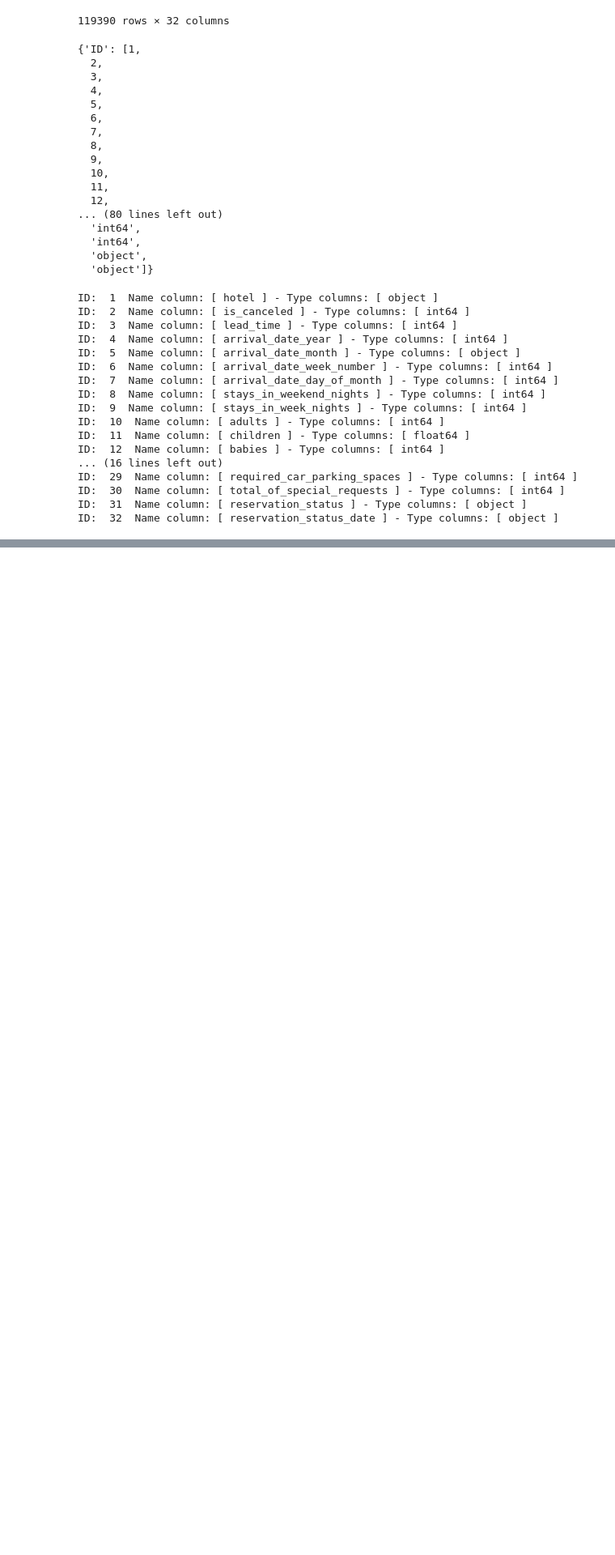
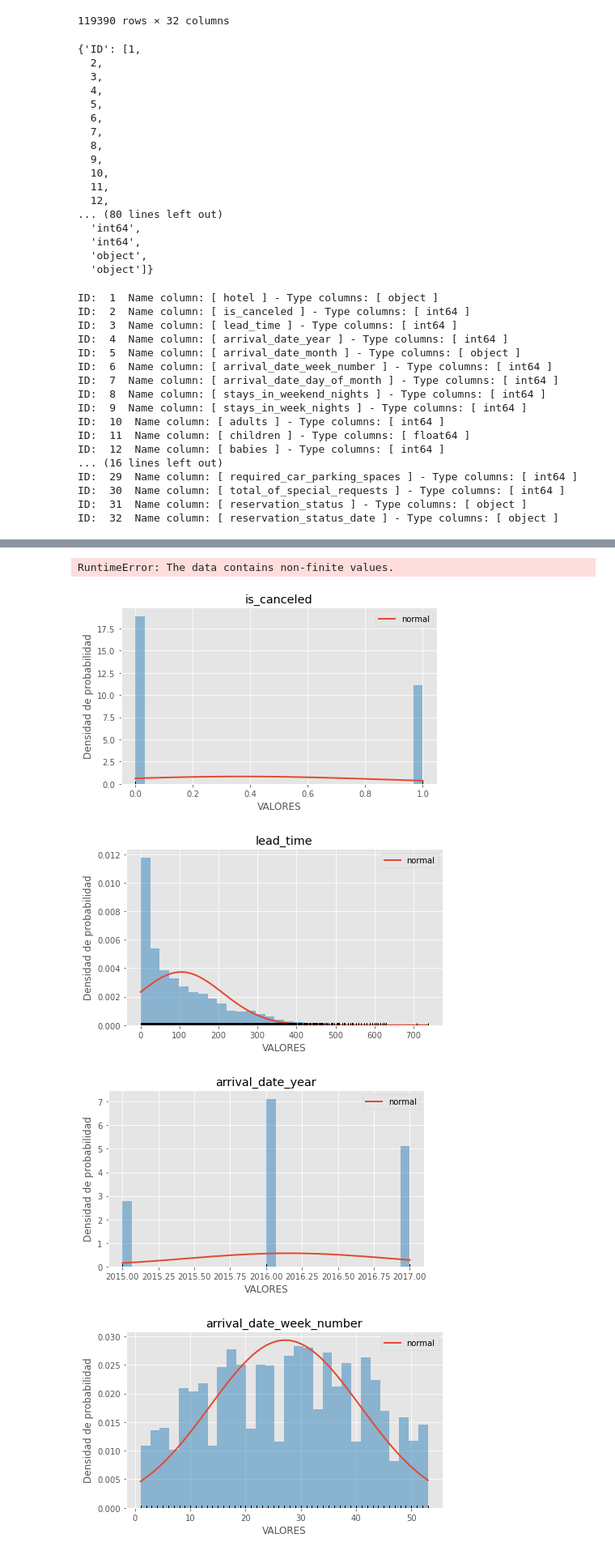
Before and after one commit to IvanPerezAlarcon1/Modelo-predictivo-de-errores-en-los-datos, a Jupyter notebook: insertar_registros_dicc_a_bdd.ipynb, the cells around one changed output, grey strips where cells are left out. Shown at 81% size. Drawn from its saved outputs; the diff is of its cells as text; code cells hidden in the pictures; blank space fills up the shorter version.

Commit message:
modif de prueba

```diff
--- a/insertar_registros_dicc_a_bdd.ipynb
+++ b/insertar_registros_dicc_a_bdd.ipynb
@@ -461,0 +405,27 @@ ID:  30  Name column: [ total_of_special_requests ] 1.492452048361498
+# %%
+for i in range(len(DICC_PRUEBA_1["COLUMNAS"])):
+    if(DICC_PRUEBA_1["TYPES"][i] == 'int64' or DICC_PRUEBA_1["TYPES"][i] == 'float64'):
+        #print("INDICE: ",i,"ID: ",DICC_PRUEBA_1["ID"][i]," Name column: [",DICC_PRUEBA_1["COLUMNAS"][i], "]", stats.kurtosis(df[DICC_PRUEBA_1["COLUMNAS"][i]]))
+        # Valores de la media (mu) y desviación típica (sigma) de los datos
+        columna = df[DICC_PRUEBA_1["COLUMNAS"][i]]
+        mu, sigma = stats.norm.fit(columna)
+
+        # Valores teóricos de la normal en el rango observado
+        x_hat = np.linspace(min(columna), max(columna), num=100)
+        y_hat = stats.norm.pdf(x_hat, mu, sigma)
+
+        # Gráfico
+        fig, ax = plt.subplots(figsize=(7,4))
+        ax.plot(x_hat, y_hat, linewidth=2, label='normal')
+        ax.hist(x=columna, density=True, bins=30, color="#3182bd", alpha=0.5)
+        ax.plot(columna, np.full_like(columna, -0.01), '|k', markeredgewidth=1)
+        ax.set_title(DICC_PRUEBA_1["COLUMNAS"][i])
+        ax.set_xlabel('VALORES')
+        ax.set_ylabel('Densidad de probabilidad')
+        ax.legend();
+# %% [output]
+RuntimeError: The data contains non-finite values.
+[figure, added]
+[figure, added]
+[figure, added]
+[figure, added]
```
Also changed, not shown: parts of 9 cells of this notebook.
